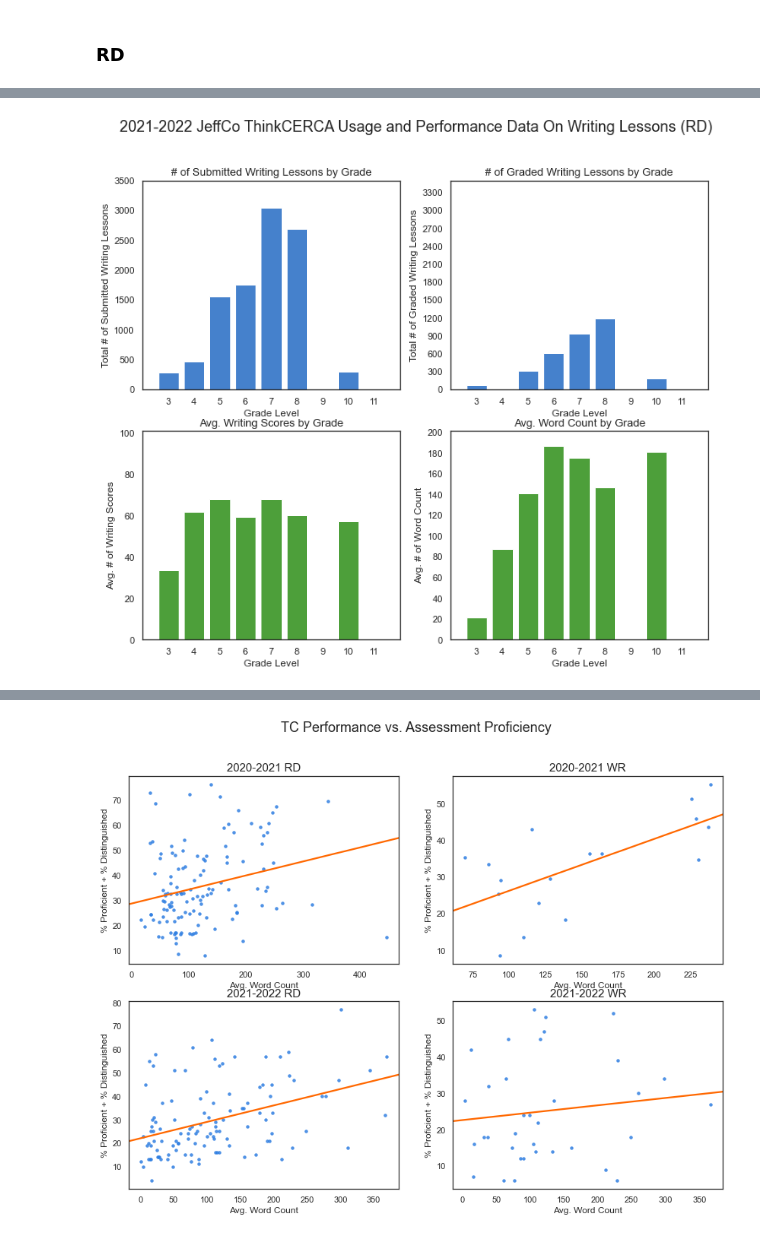
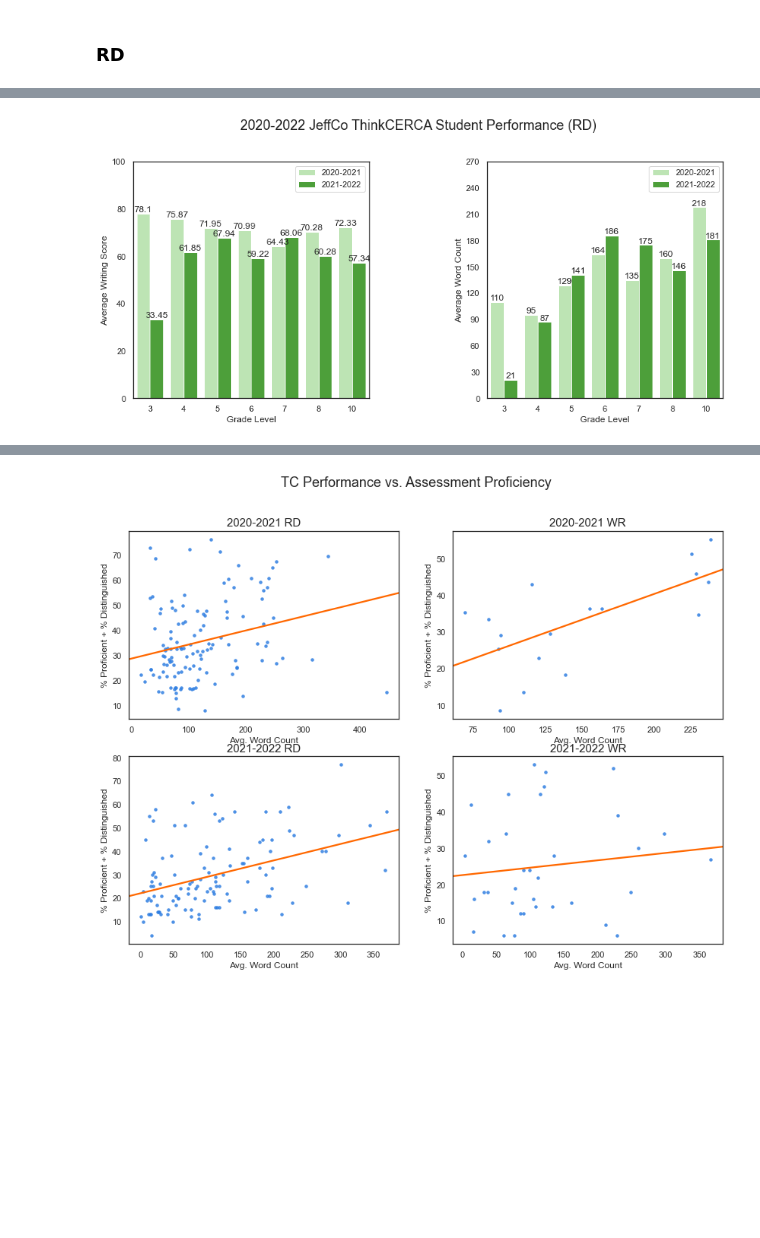
Before and after one commit to ThinkCERCA/efficacy_studies, a Jupyter notebook: JCPS external assessment study/JCPS external assessment analysis_v2.ipynb, the cells around one changed output, grey strips where cells are left out. Cells and saved outputs as stored; diff of their text form; code cells hidden in the pictures; blank space fills up the shorter version.

```diff
--- a/JCPS external assessment study/JCPS external assessment analysis_v2.ipynb
+++ b/JCPS external assessment study/JCPS external assessment analysis_v2.ipynb
@@ -331,6 +417,8 @@ sch_sbmt_merged = sch_sbmt_merged[(sch_sbmt_merged['Student Assignment Status'].
 grouped_avg_ws_wc = sch_sbmt_merged.groupby(['School Year','enrolled_grade_2','SUBJECT'])['Writing Score','Word Count In Final Writing'].mean().reset_index()
 
 grouped_avg_ws_wc = grouped_avg_ws_wc.rename(columns={'School Year':'school_year','Writing Score':'avg_ws','Word Count In Final Writing':'avg_wc'})
+grouped_avg_ws_wc['avg_ws'] = grouped_avg_ws_wc['avg_ws'].round(2)
+grouped_avg_ws_wc['avg_wc'] = grouped_avg_ws_wc['avg_wc'].round(0).astype(int)
 
 plt_avg_ws_wc = pd.merge(empty_df,
                          grouped_avg_ws_wc,
@@ -372,27 +460,28 @@ levels = ['NOVICE','APPRENTICE','PROFICIENT','DISTINGUISHED']
 subjects = ['RD','WR']
 metrics_usg = ['tot_num_asmt_sbmt','tot_num_asmt_grd']
 metrics_pfm = ['avg_ws','avg_wc']
-colors_usg = [['#dae0f2','#2f7fe2'], ['#b8ecac','#42b029']]
+colors_usg = ['#dae0f2','#2f7fe2']
+colors_pfm = ['#b8ecac','#42b029']
 # %%
 ## plot
 sns.set_theme(style="white", palette="deep",rc={"figure.figsize": (14,6)})
 
 fig, axes = plt.subplots(1,2,sharey=False, sharex=True)
 fig.subplots_adjust(wspace=0.5, top=0.85)
-fig.suptitle('2020-2021 JeffCo ThinkCERCA Closed Reading and Writing Lesson Usage (WR)', fontsize=18)
+fig.suptitle('2020-2022 JeffCo ThinkCERCA Closed Reading and Writing Lesson Usage (WR)', fontsize=18)
 
-for n, (metric,color) in enumerate(zip(metrics_usg, colors_usg)):
+for n, metric in enumerate(metrics_usg):
     sns.barplot(ax=axes[n],
                 y=metric,
                 x='enrolled_grade_2',
                 hue='school_year',
                 data=grouped_sbmt_grd[grouped_sbmt_grd['SUBJECT']=='WR'],
-                palette=color)
+                palette=colors_usg)
     axes[n].set_xlabel('Grade Level')
     axes[n].tick_params(labelbottom=True, labelleft=True)
     axes[n].bar_label(axes[n].containers[0])
     axes[n].bar_label(axes[n].containers[1])
-#     autolabel(axes[n1,n2].patches)
+    axes[n].legend(loc='upper right')
 
 
 axes[0].set_ylim(0,3000)
@@ -403,6 +492,7 @@ axes[1].set_ylim(0,1500)
 axes[1].set_yticks(range(0,1501,300))
 axes[1].set_ylabel('Total # of Graded Writing Lessons')
 
+plt.savefig('/Users/spencersu/Desktop/JCPS external data mapping/2020-22 JeffCo Writing Lesson Usage (WR).png')
 
 plt.show()
 # %% [output]
@@ -615,70 +642,36 @@ plt.show()
 # %%
 ## plot
-sns.set_theme(style="white", palette="deep",rc={"figure.figsize": (12,10)})
+sns.set_theme(style="white", palette="deep",rc={"figure.figsize": (14,6)})
 
-fig, axes = plt.subplots(2,2,sharey=False, sharex=False)
-fig.suptitle('2021-2022 JeffCo ThinkCERCA Usage and Performance Data On Writing Lessons (RD)', fontsize=18)
+fig, axes = plt.subplots(1,2,sharey=False, sharex=True)
+fig.subplots_adjust(wspace=0.5, top=0.85)
+fig.suptitle('2020-2022 JeffCo ThinkCERCA Student Performance (RD)', fontsize=18)
 
-## plot for # submission by grade
-sns.barplot(ax=axes[0,0],
-            y=plt_sbmt_grd[(plt_sbmt_grd['school_year']=='2021-2022') & (plt_sbmt_grd['SUBJECT']=='RD')]['tot_num_asmt_sbmt'],
-            x=plt_sbmt_grd['enrolled_grade_2'].astype('str'),
-            color='#2f7fe2')
-axes[0,0].set_xlim(0,9)
-axes[0,0].set_xticks(range(-1,10))
-axes[0,0].set_xlabel('Grade Level')
+for n, metric in enumerate(metrics_pfm):
+    sns.barplot(ax=axes[n],
+                y=metric,
+                x='enrolled_grade_2',
+                hue='school_year',
+                data=grouped_avg_ws_wc[grouped_avg_ws_wc['SUBJECT']=='RD'],
+                palette=colors_pfm)
+    axes[n].set_xlabel('Grade Level')
+    axes[n].tick_params(labelbottom=True, labelleft=True)
+    axes[n].bar_label(axes[n].containers[0])
+    axes[n].bar_label(axes[n].containers[1])
+    axes[n].legend(loc='upper right')
 
-axes[0,0].set_ylim(0,3500)
-axes[0,0].set_yticks(range(0,3501,500))
-axes[0,0].set_ylabel('Total # of Submitted Writing Lessons')
 
-axes[0,0].set_title('# of Submitted Writing Lessons by Grade', fontsize=13)
+axes[0].set_ylim(0,100)
+axes[0].set_yticks(range(0,101,20))
+axes[0].set_ylabel('Average Writing Score')
 
-## plot for # graded writing lessons by grade
-sns.barplot(ax=axes[0,1],
-            y=plt_sbmt_grd[(plt_sbmt_grd['school_year']=='2021-2022') & (plt_sbmt_grd['SUBJECT']=='RD')]['tot_num_asmt_grd'],
-            x=plt_sbmt_grd['enrolled_grade_2'].astype('str'),
-            color='#2f7fe2')
-axes[0,1].set_xlim(0,9)
-axes[0,1].set_xticks(range(-1,10))
-axes[0,1].set_xlabel('Grade Level')
+axes[1].set_ylim(0,270)
+axes[1].set_yticks(range(0,271,30))
+axes[1].set_ylabel('Average Word Count')
 
-axes[0,1].set_ylim(0,3500)
-axes[0,1].set_yticks(range(0,3501,300))
-axes[0,1].set_ylabel('Total # of Graded Writing Lessons')
-
-axes[0,1].set_title('# of Graded Writing Lessons by Grade', fontsize=13)
-
-## plot for avg ws by grade
-sns.barplot(ax=axes[1,0],
-            y=plt_avg_ws_wc[(plt_avg_ws_wc['school_year']=='2021-2022') & (plt_avg_ws_wc['SUBJECT']=='RD')]['avg_ws'],
-            x=plt_avg_ws_wc['enrolled_grade_2'].astype('str'),
-            color='#42b029')
-axes[1,0].set_xlim(0,8)
-axes[1,0].set_xticks(range(-1,10))
-axes[1,0].set_xlabel('Grade Level')
-
-axes[1,0].set_ylim(0,101)
-axes[1,0].set_yticks(range(0,101,20))
-axes[1,0].set_ylabel('Avg. # of Writing Scores')
-
-axes[1,0].set_title('Avg. Writing Scores by Grade', fontsize=13)
-
-## plot for avg wc by grade
-sns.barplot(ax=axes[1,1],
-            y=plt_avg_ws_wc[(plt_avg_ws_wc['school_year']=='2021-2022') & (plt_avg_ws_wc['SUBJECT']=='RD')]['avg_wc'],
-            x=plt_avg_ws_wc['enrolled_grade_2'].astype('str'),
-            color='#42b029')
-axes[1,1].set_xlim(0,8)
-axes[1,1].set_xticks(range(-1,10))
-axes[1,1].set_xlabel('Grade Level')
-
-axes[1,1].set_ylim(0,201)
-axes[1,1].set_yticks(range(0,201,20))
-axes[1,1].set_ylabel('Avg. # of Word Count')
-
-axes[1,1].set_title('Avg. Word Count by Grade', fontsize=13)
+plt.savefig('/Users/spencersu/Desktop/JCPS external data mapping/2020-22 JeffCo Student Performance (RD).png',
+            bbox_inches='tight')
 
 plt.show()
 # %% [output]
-[figure, old version]
+[figure, new version]
```
Also changed, not shown: parts of 57 cells of this notebook.
